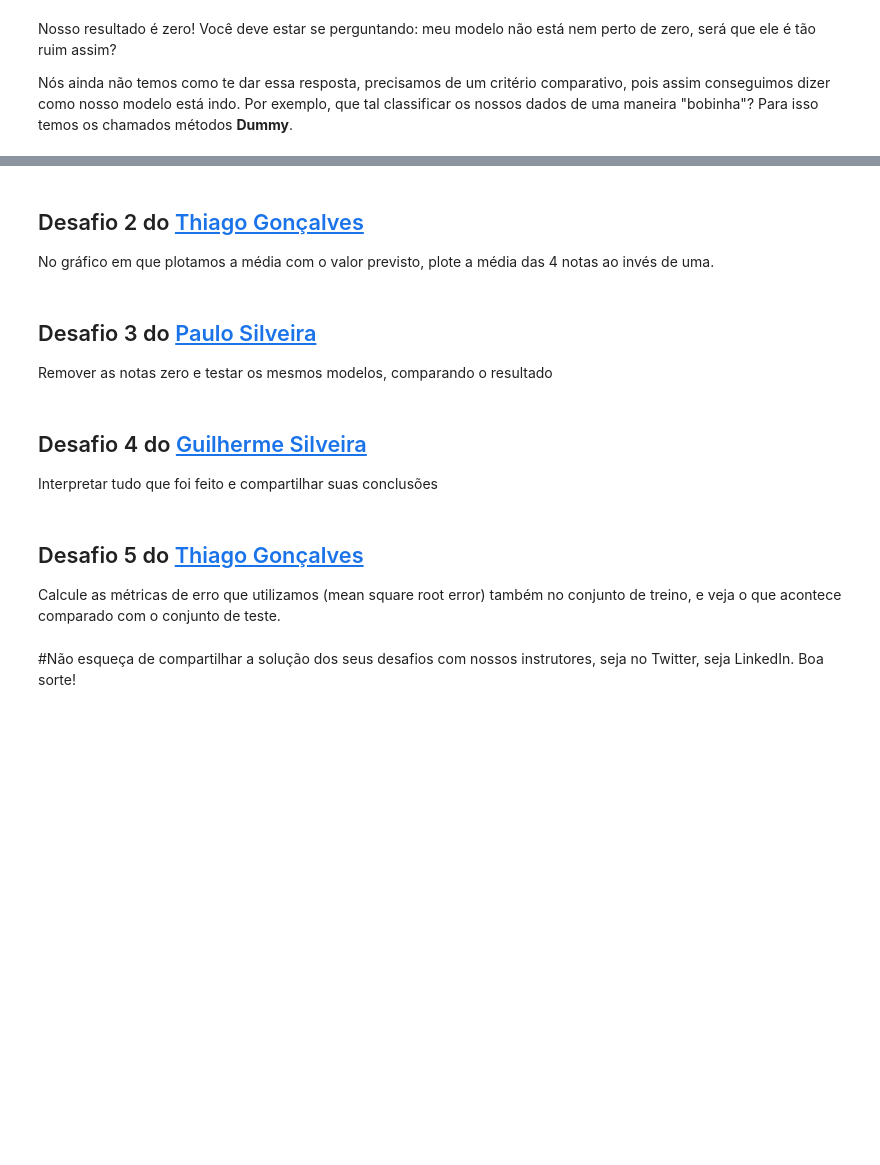
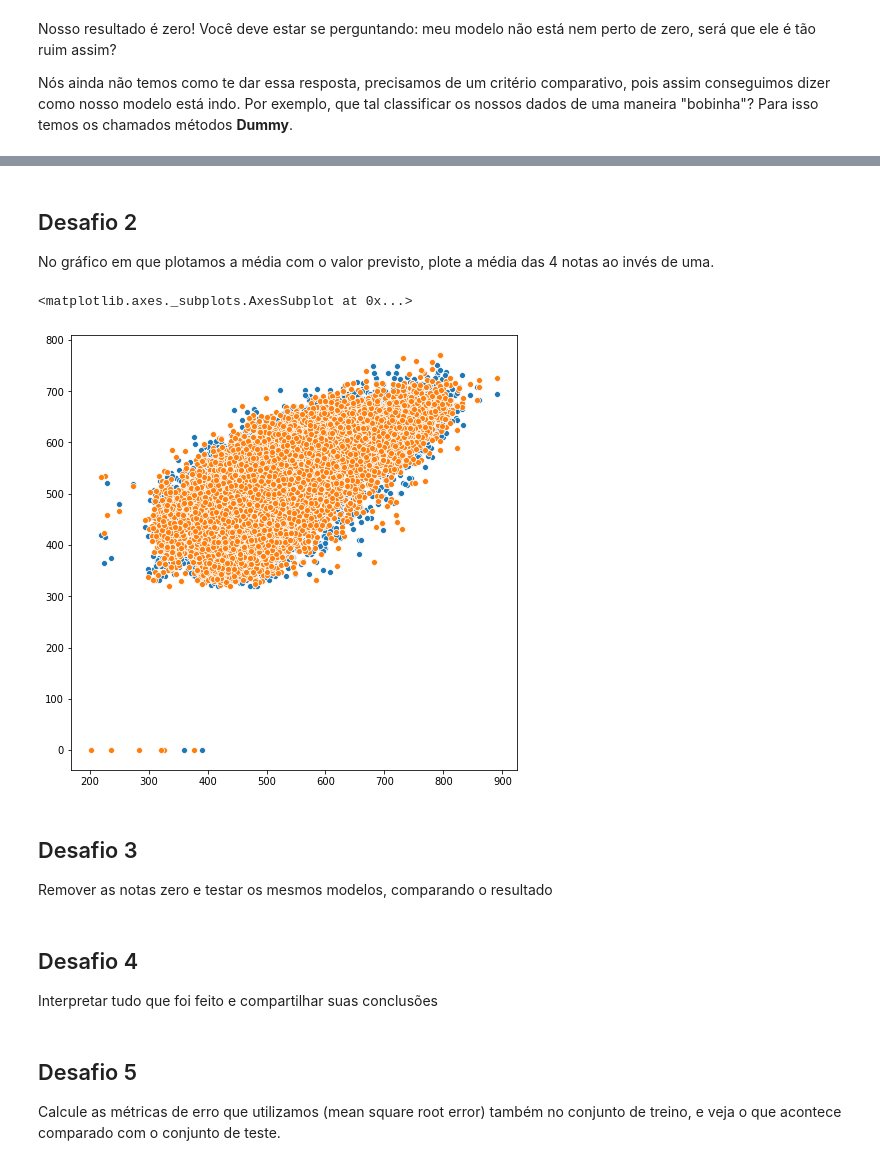
Before and after one commit to edsonajunior/Data-Science-study, a Jupyter notebook: QuarentenaDados_Aula05.ipynb, the cells around one changed output, grey strips where cells are left out. Saved outputs shown, nothing was run; the diff lists cells and outputs as text; code cells hidden in the pictures; blank space fills up the shorter version.

```diff
--- a/QuarentenaDados_Aula05.ipynb
+++ b/QuarentenaDados_Aula05.ipynb
@@ -389,19 +253,23 @@ Explore os parâmetros C e o max_iter do modelo LinesSVR. Não há garantias que
 # %% [markdown]
-## Desafio 2 do [Thiago Gonçalves](https://twitter.com/tgcsantos)
+## Desafio 2
 
 No gráfico em que plotamos a média com o valor previsto, plote a média das 4 notas ao invés de uma.
+# %%
+plt.figure(figsize=(8,8))
+sns.scatterplot(x=x_teste.mean(axis=1), y=predicoes_notas_linguagem)
+sns.scatterplot(x=x_teste.mean(axis=1), y=y_teste.values)
+# %% [output]
+<matplotlib.axes._subplots.AxesSubplot at 0x...>
+[figure, added]
 # %% [markdown]
-## Desafio 3 do [Paulo Silveira](https://twitter.com/paulo_caelum)
+## Desafio 3
 
 
 Remover as notas zero e testar os mesmos modelos, comparando o resultado
 # %% [markdown]
-## Desafio 4 do [Guilherme Silveira](https://twitter.com/guilhermecaelum)
+## Desafio 4
 
 Interpretar tudo que foi feito e compartilhar suas conclusões
 # %% [markdown]
-## Desafio 5 do [Thiago Gonçalves](https://twitter.com/tgcsantos)
-
+## Desafio 5
 Calcule as métricas de erro que utilizamos (mean square root error) também no conjunto de treino, e veja o que acontece comparado com o conjunto de teste.
-# %% [markdown]
-#Não esqueça de compartilhar a solução dos seus desafios com nossos instrutores, seja no Twitter, seja LinkedIn. Boa sorte!
```
Also changed, not shown: parts of 39 cells of this notebook.
